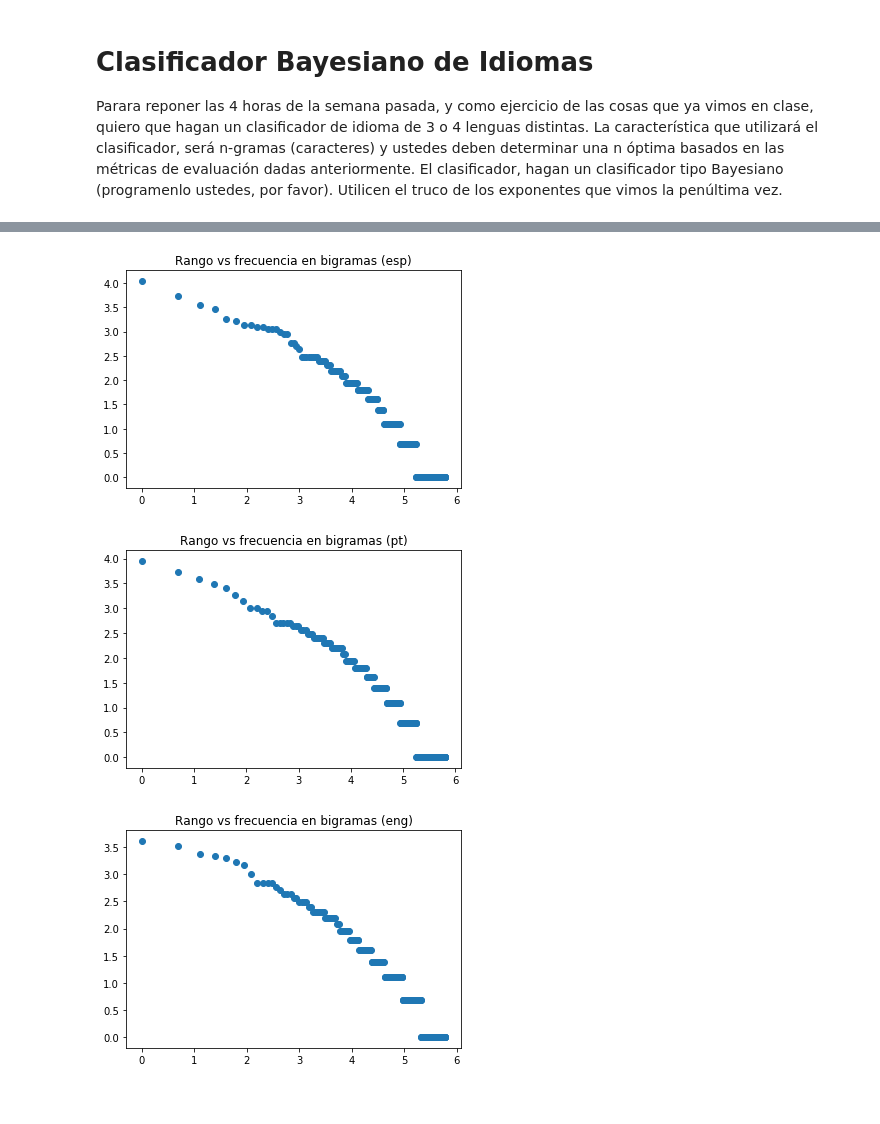
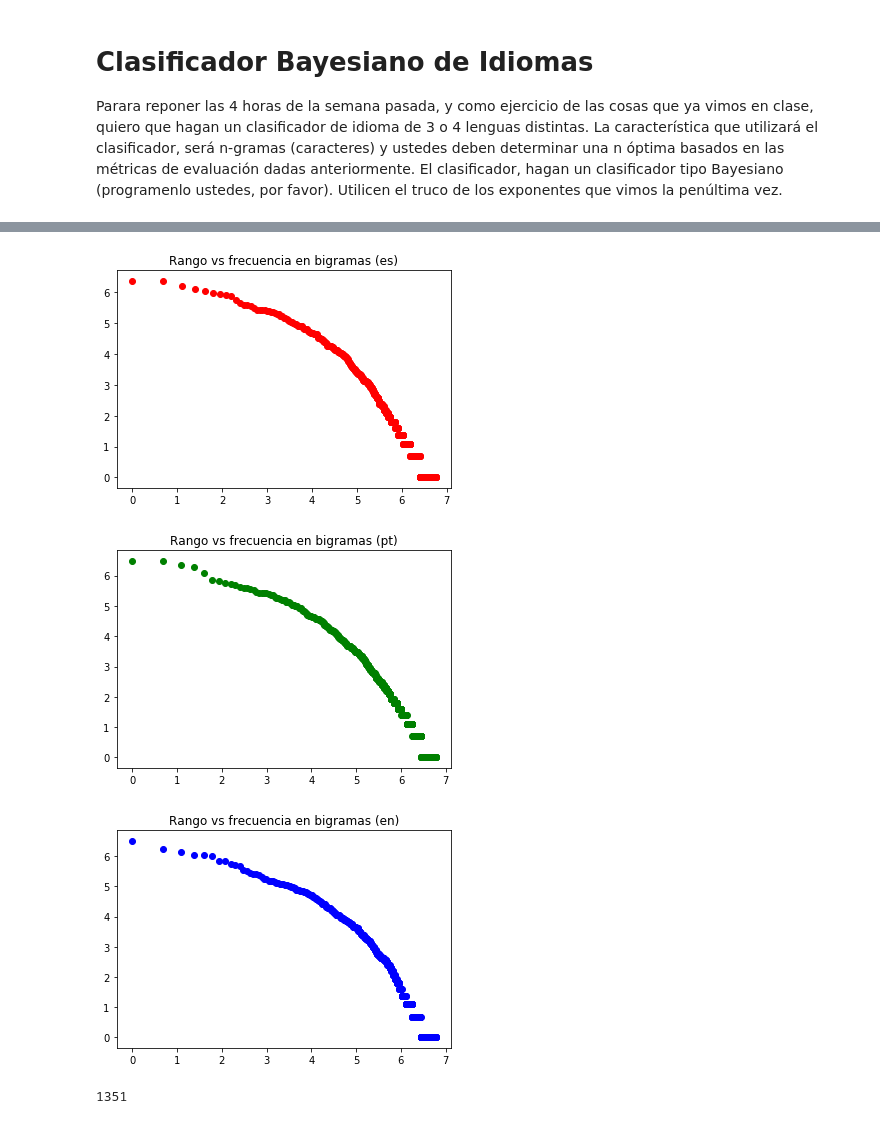
Before and after one commit to gandresto/APIT-2020-2, a Jupyter notebook: Tarea 1/clas_bayes_idiomas.ipynb, the cells around one changed output, grey strips where cells are left out. Drawn from its saved outputs; the diff is of its cells as text; code cells hidden in the pictures.

```diff
--- a/Tarea 1/clas_bayes_idiomas.ipynb
+++ b/Tarea 1/clas_bayes_idiomas.ipynb
@@ -46,0 +31,10 @@ bigramas = {
+# %%
+bigramas = {
+    index : [ch1 + ch2 for ch1, ch2 in zip(corpus_lang[:-1], corpus_lang[1:])]
+    for index, corpus_lang in corpus.items()
+}
+# %%
+for index, bigramas_lang in bigramas.items():
+    print(clases[index])
+    print(len(bigramas_lang))
+    print(bigramas_lang[5:15])
@@ -47,4 +51,5 @@ bigramas = {
 # %%
 freq_bigamas = {
-    index : Counter(bigramas_leng) for index, bigramas_leng in bigramas.items()
+    index : Counter(bigramas_leng)
+    for index, bigramas_leng in bigramas.items()
 }
@@ -63,0 +56,5 @@ freq_bigamas[2].most_common(10)
+# %%
+for index, counters in freq_bigamas.items():
+    print(clases[index])
+    print(len(counters))
+    print(counters.most_common(10))
@@ -64,12 +71,17 @@ freq_bigamas[2].most_common(10)
 # %%
 for index, counters in freq_bigamas.items():
+    plt.figure()
+    plt.title(f'Rango vs frecuencia en bigramas ({clases[index]})')
     freq = [fr[1] for fr in counters.most_common()]
     ranks = range(1, len(freq)+1)
-    plt.figure()
-    plt.title(f'Rango vs frecuencia en bigramas ({clases[index]})')
-    plt.scatter(np.log(ranks), np.log(freq))
+    plt.scatter(np.log(ranks), np.log(freq), color=colors[index])
     plt.show()
 # %% [output]
-[figure, old version]
+[figure, new version]
-[figure, old version]
+[figure, new version]
-[figure, old version]
+[figure, new version]
+# %%
+total = sum(freq_bigamas.values(), Counter())
+len(total.most_common())
+# %% [output]
+1351
```
Also changed, not shown: parts of 10 cells of this notebook.
